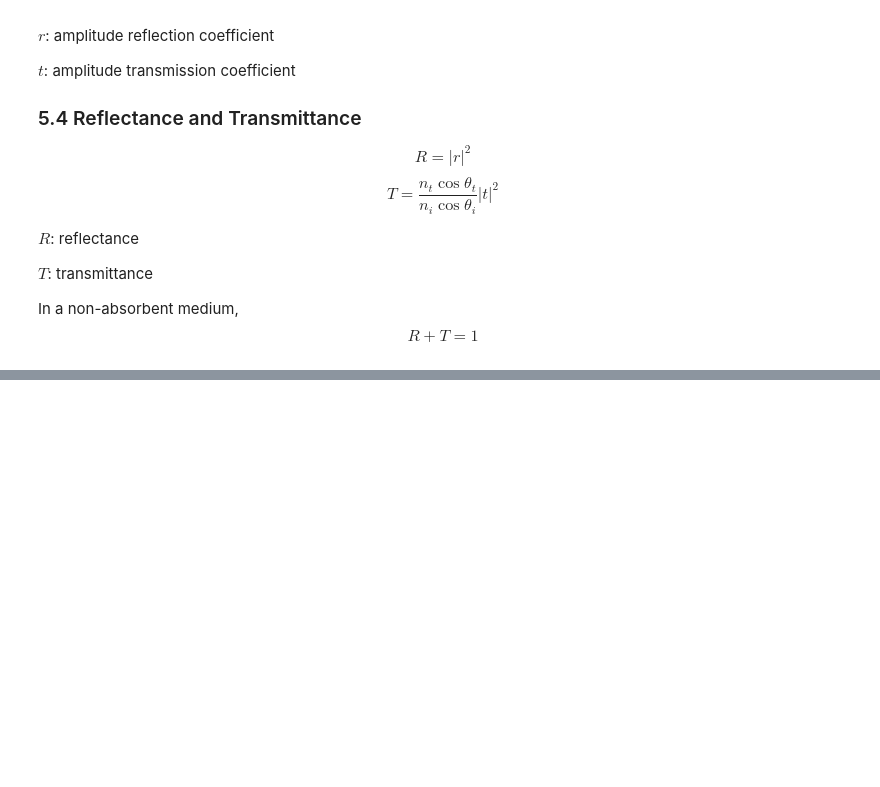
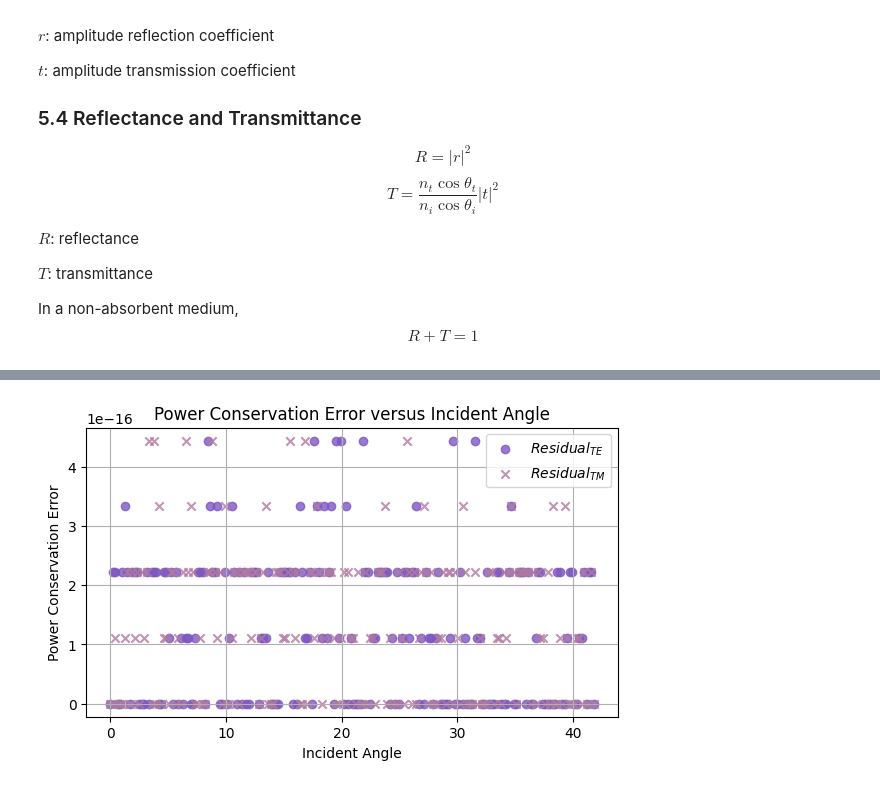
Before and after one commit to hyerim1212/maxwell-to-programmable-photonics, a Jupyter notebook: notebooks/07_electromagnetic_waves_and_dielectric_interfaces.ipynb, the cells around one changed output, grey strips where cells are left out. Drawn from its saved outputs; the diff is of its cells as text; code cells hidden in the pictures; blank space fills up the shorter version.

```diff
--- a/notebooks/07_electromagnetic_waves_and_dielectric_interfaces.ipynb
+++ b/notebooks/07_electromagnetic_waves_and_dielectric_interfaces.ipynb
@@ -462,0 +571,35 @@ Discuss the following questions:
+# %%
+energy_conservation_residual_TE = abs(R_TE + T_TE - 1)
+energy_conservation_residual_TM = abs(R_TM + T_TM - 1)
+
+plt.figure(figsize=(6,4))
+
+plt.scatter(
+    incident_angles_deg,
+    energy_conservation_residual_TE,
+    label = r"$Residual_{TE}$",
+    color=COLORS["error"],
+    marker="o",
+    alpha=0.8
+)
+
+plt.scatter(
+    incident_angles_deg,
+    energy_conservation_residual_TM,
+    label = r"$Residual_{TM}$",
+    color = COLORS["error_alt"],
+    marker="x",
+    alpha=0.8
+)
+
+plt.xlabel("Incident Angle")
+plt.ylabel("Power Conservation Error")
+plt.title("Power Conservation Error versus Incident Angle")
+
+plt.grid(True)
+plt.legend()
+plt.tight_layout()
+
+plt.show()
+# %% [output]
+[figure, added]
```
Also changed, not shown: parts of 13 cells of this notebook.
